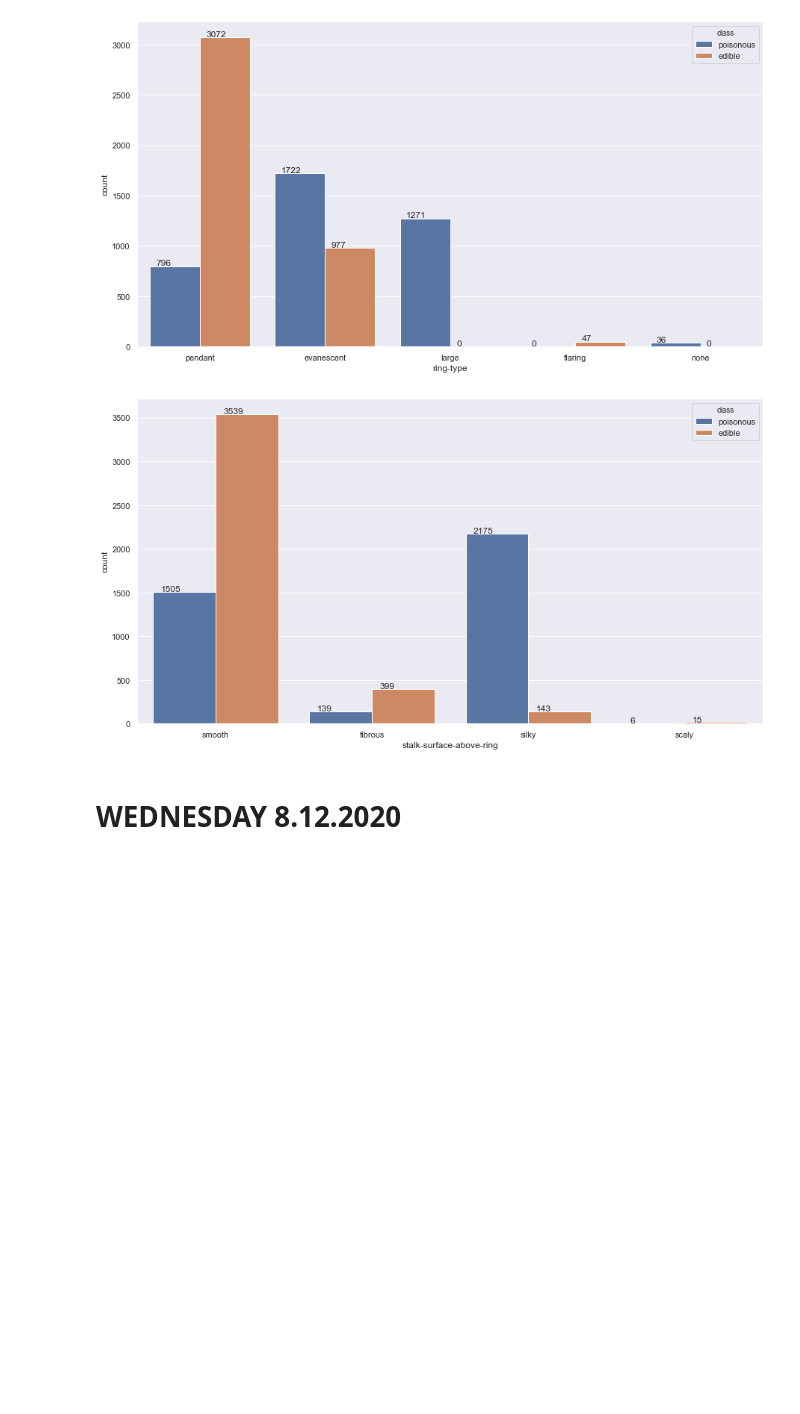
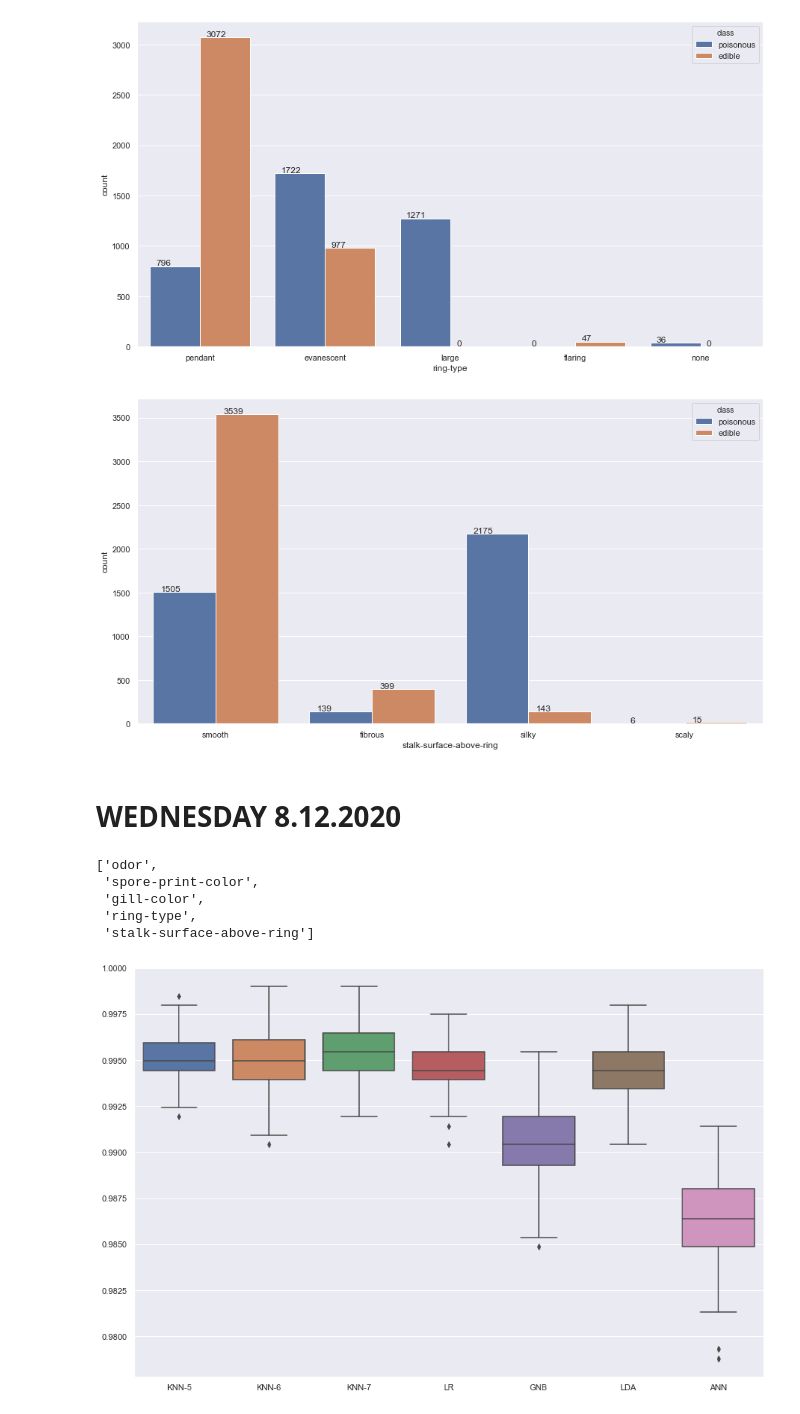
Before and after one commit to csun-data-science-bootcamp-20/Group9, a Jupyter notebook: Mushrooms.ipynb, the cells around one changed output. Drawn from its saved outputs; the diff is of its cells as text; code cells hidden in the pictures; blank space fills up the shorter version.

```diff
--- a/Mushrooms.ipynb
+++ b/Mushrooms.ipynb
@@ -1392,3 +1398,74 @@ plt.show()
 [figure]
 # %% [markdown]
 # WEDNESDAY 8.12.2020
+# %%
+top5_data = data[top5_features[:3]]
+
+top5_dummies = pd.get_dummies(top5_data)
+X = np.array(top5_dummies)
+Y = dropped_data['class']
+top5_features[:5]
+# %% [output]
+['odor',
+ 'spore-print-color',
+ 'gill-color',
+ 'ring-type',
+ 'stalk-surface-above-ring']
+# %%
+from sklearn.naive_bayes import GaussianNB
+from sklearn.neural_network import MLPClassifier as ANN
+from sklearn.discriminant_analysis import LinearDiscriminantAnalysis
+from sklearn.discriminant_analysis import QuadraticDiscriminantAnalysis
+from sklearn.neighbors import KNeighborsClassifier
+from sklearn.model_selection import train_test_split as tss
+from sklearn.metrics import accuracy_score
+
+ROC = []
+def evaluate_model(X, Y, method, repeats):
+    accs=[]
+    prev_acc = 0.0
+    for repeat in range(repeats):
+        x_train, x_test, y_train, y_test = tts(X, Y)
+        method.fit(X,Y)
+        y_scores = method.predict(x_test)
+        accuracy = accuracy_score(y_test, y_scores)
+        accs.append(accuracy)
+        y_scores_proba = method.predict_proba(x_test)[:,1]
+
+        if(accuracy > prev_acc): # pick the best model
+            prev_acc = accuracy
+            FPR, TPR, _ = roc_curve(y_test, y_scores_proba)
+    ROC.append([FPR, TPR])
+    return(accs)
+
+KNN5 = evaluate_model(X,Y,KNeighborsClassifier(n_neighbors=5),100)
+KNN6 = evaluate_model(X,Y,KNeighborsClassifier(n_neighbors=6),100)
+KNN7 = evaluate_model(X,Y,KNeighborsClassifier(n_neighbors=7),100)
+
+# Logistic Regression
+LR = LogisticRegression()
+LRSTATS = evaluate_model(X, Y, model, 100)
+
+# Gaussian
+GNB = GaussianNB()
+GNBSTATS = evaluate_model(X, Y, GNB, 100)
+
+# Linear Discriminant Analysis
+LDA = LinearDiscriminantAnalysis()
+LDASTATS = evaluate_model(X, Y, LDA, 100)
+
+# Quadratic Discriminant Analysis
+QDA = QuadraticDiscriminantAnalysis()
+QDASTATS = evaluate_model(X, Y, QDA, 100)
+
+# ANN
+ANN = ANN(alpha=1e-5, hidden_layer_sizes=(2,3,3), random_state=1)
+ANNSTATS = evaluate_model(X, Y, ANN, 100)
+
+sns.boxplot(data=[KNN5, KNN6, KNN7, LRSTATS, GNBSTATS, LDASTATS, ANNSTATS])
+
+plt.xticks([0,1,2,3,4,5,6],["KNN-5","KNN-6", "KNN-7","LR", "GNB", "LDA", "ANN"]);
+plt.gcf().set_size_inches(15,10)
+plt.show()
+# %% [output]
+[figure, added]
```
Also changed, not shown: parts of 18 cells of this notebook.
